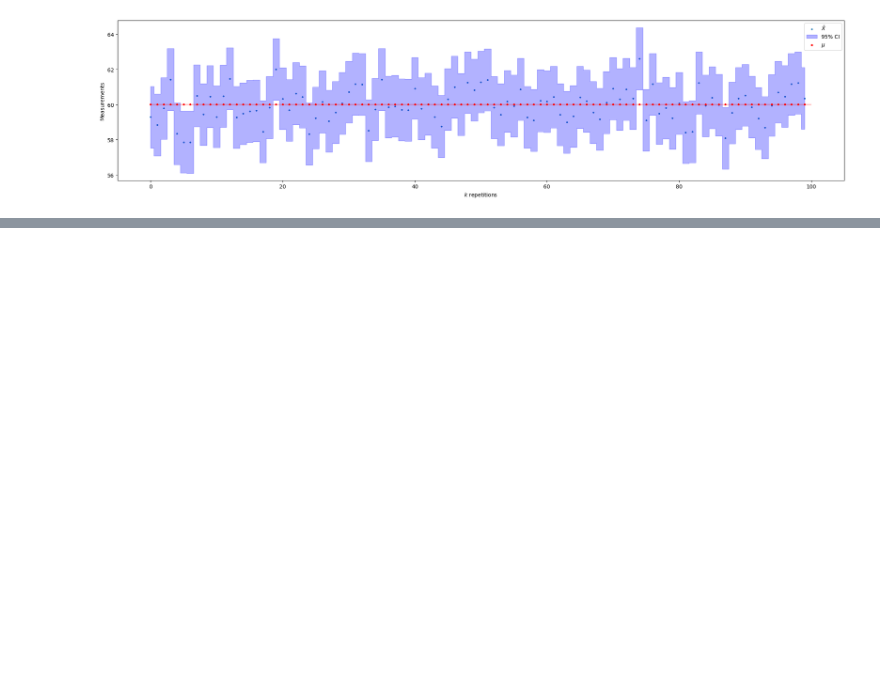
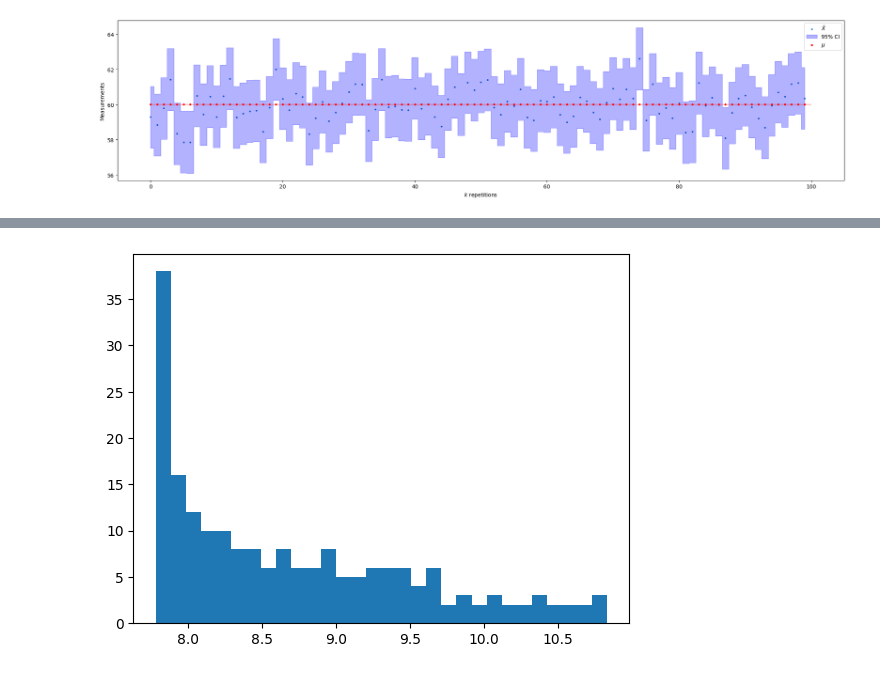
Before and after one commit to Janko-dev/data_analysis_and_machine_learning, a Jupyter notebook: notebooks/distributions.ipynb, the cells around one changed output, grey strips where cells are left out. Drawn from its saved outputs; the diff is of its cells as text; code cells hidden in the pictures; blank space fills up the shorter version.

```diff
--- a/notebooks/distributions.ipynb
+++ b/notebooks/distributions.ipynb
@@ -214,0 +235,14 @@ plt.show()
+# %%
+v1 = np.random.randn(100)
+v2 = np.random.randn(100)
+
+cos_sim = (v1 @ v2) / (np.linalg.norm(v1) * np.linalg.norm(v2))
+
+t = np.linspace(0, 1, 200).reshape(-1, 1)
+
+path = 1/np.sin(cos_sim+1e-8) * (np.sin((1-t)*cos_sim) * v1 + np.sin(t * cos_sim) * v2)
+
+plt.hist(np.linalg.norm(path, axis=1), bins=30)
+plt.show()
+# %% [output]
+[figure, added]
```
Also changed, not shown: parts of 6 cells of this notebook.
